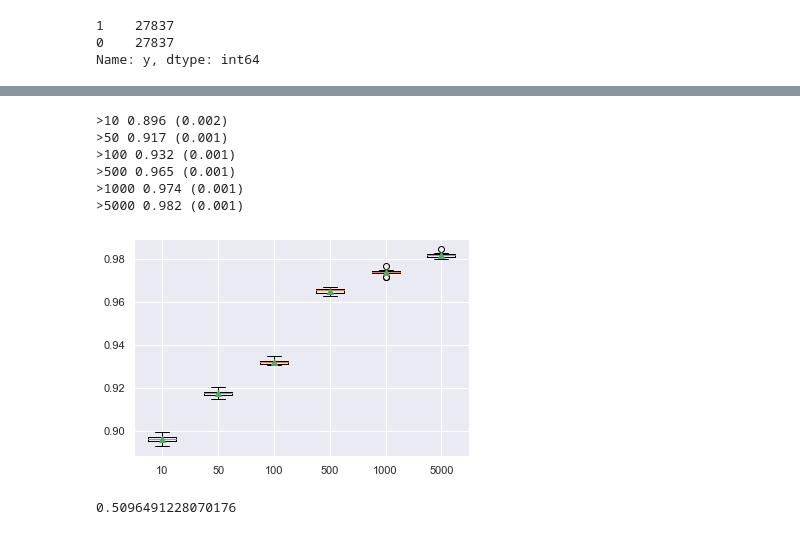
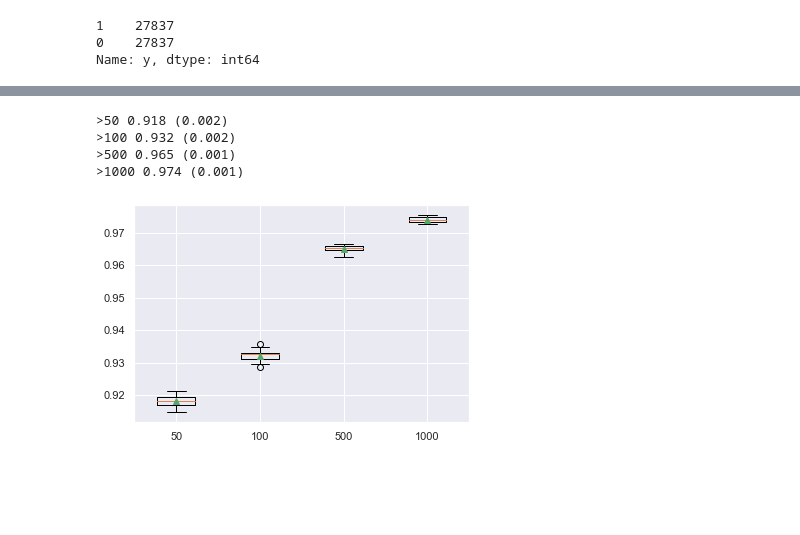
Before and after one commit to anshuydv/Apziva, a Jupyter notebook: project2/part1.ipynb, the cells around one changed output, grey strips where cells are left out. Saved outputs shown, nothing was run; the diff lists cells and outputs as text; code cells hidden in the pictures; blank space fills up the shorter version.

```diff
--- a/project2/part1.ipynb
+++ b/project2/part1.ipynb
@@ -411,14 +453,14 @@ from matplotlib import pyplot
 # get a list of models to evaluate
 def get_models():
 	models = dict()
-	trees = [10, 50, 100, 500, 1000, 5000]
+	trees = [10, 50, 100, 500, 1000]
 	for n in trees:
 		models[str(n)] = LGBMClassifier(n_estimators=n)
 	return models
 
 # evaluate a give model using cross-validation
 def evaluate_model(model):
-	cv = RepeatedStratifiedKFold(n_splits=12, n_repeats=3, random_state=1)
+	cv = RepeatedStratifiedKFold(n_splits=6, n_repeats=3, random_state=1)
 	scores = cross_val_score(model, X, y, scoring='accuracy', cv=cv, n_jobs=-1)
 	return scores
 
@@ -484,26 +525,3 @@ df['month'] = le.transform(df['month'].astype(str))
 
 le.fit(df['y'].astype(str))
 df['y'] = le.transform(df['y'].astype(str))
-# %%
-
-
-params = {
-    'learning_rate': 0.2,
-    'application': 'binary',
-    'num_leaves': 31,
-    'verbosity': -1,
-    'metric': 'auc',
-    'data_random_seed': 2,
-    'bagging_fraction': 0.8,
-    'feature_fraction': 0.6,
-    'nthread': 4,
-    'lambda_l1': 1,
-    'lambda_l2': 1}
-def lightgbm(train, target, params, test_size=0.2):
-    X_train, X_test, y_train, y_test = train_test_split(X, y, test_size=test_size, random_state=42)
-    train_data = lgb.Dataset(X_train, label=y_train)
-    val_data = lgb.Dataset(X_test, label=y_test)
-    watchlist = [train_data, val_data]
-    model_lgb = lgb.train(params, train_set=train_data, valid_sets=watchlist)
-    return model_lgb
-model = lightgbm(train=X, target=y, params=params)
@@ -580,0 +578,9 @@ upsampled
+# %%
+#load the pycaret module
+from pycaret.classification import *
+data = upsampled.sample(frac=0.95, random_state=486)
+data_unseen = upsampled.drop(upsampled.index)
+upsampled.reset_index(inplace=True, drop=True)
+data_unseen.reset_index(inplace=True, drop=True)
+print('Data for Modeling: ' + str(data.shape))
+print('Unseen Data For Predictions: ' + str(data_unseen.shape))
@@ -582,61 +632,34 @@ upsampled
 # get a list of models to evaluate
 X = upsampled.drop(['y'], axis=1)
 y = pd.DataFrame(upsampled['y'])
 def get_models():
 	models = dict()
-	trees = [10, 50, 100, 500, 1000, 5000]
+	trees = [ 50, 100, 500, 1000]
 	for n in trees:
 		models[str(n)] = LGBMClassifier(n_estimators=n)
 	return models
 
 # evaluate a give model using cross-validation
 def evaluate_model(model):
 	cv = RepeatedStratifiedKFold(n_splits=5, n_repeats=3, random_state=1)
 	scores = cross_val_score(model,X, y, scoring='accuracy', cv=cv, n_jobs=-1)
 	return scores
 
 # get the models to evaluate
 models = get_models()
 # evaluate the models and store results
 results, names = list(), list()
 for name, model in models.items():
 	scores = evaluate_model(model)
 	results.append(scores)
 	names.append(name)
 	print('>%s %.3f (%.3f)' % (name, mean(scores), std(scores)))
 # plot model performance for comparison
 pyplot.boxplot(results, labels=names, showmeans=True)
 pyplot.show()
 # %% [output]
->10 0.896 (0.002)
->50 0.917 (0.001)
->100 0.932 (0.001)
+>50 0.918 (0.002)
+>100 0.932 (0.002)
 >500 0.965 (0.001)
 >1000 0.974 (0.001)
->5000 0.982 (0.001)
-[figure, old version]
+[figure, new version]
-# %%
-# trying lgbm again with the balanced dataset
-
-from sklearn.metrics import accuracy_score
-from sklearn.metrics import f1_score, precision_score, recall_score
-
-X_train = upsampled.drop(['y'], axis=1)
-y_train = pd.DataFrame(upsampled['y'])
-
-upsampled =LGBMClassifier(learning_rate=0.001,max_depth=9,n_estimators=500, num_leaves = 729)
-upsampled.fit(X_train,y_train)
-upsampled_pred = upsampled.predict(X_test)
-
-
-# Checking accuracy
-accuracy_score(y_test, upsampled_pred)
-
-
-# f1 score
-f1_score(y_test, upsampled_pred)
-
-
-#recall_score(y_test, upsampled_pred)
-# %% [output]
-0.5096491228070176
```
Also changed, not shown: parts of 42 cells of this notebook.
